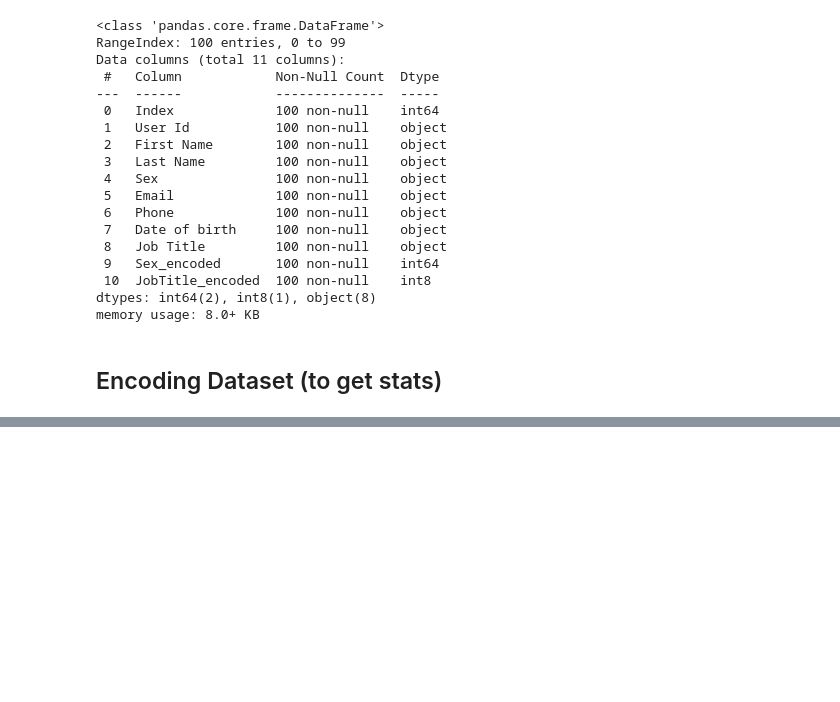
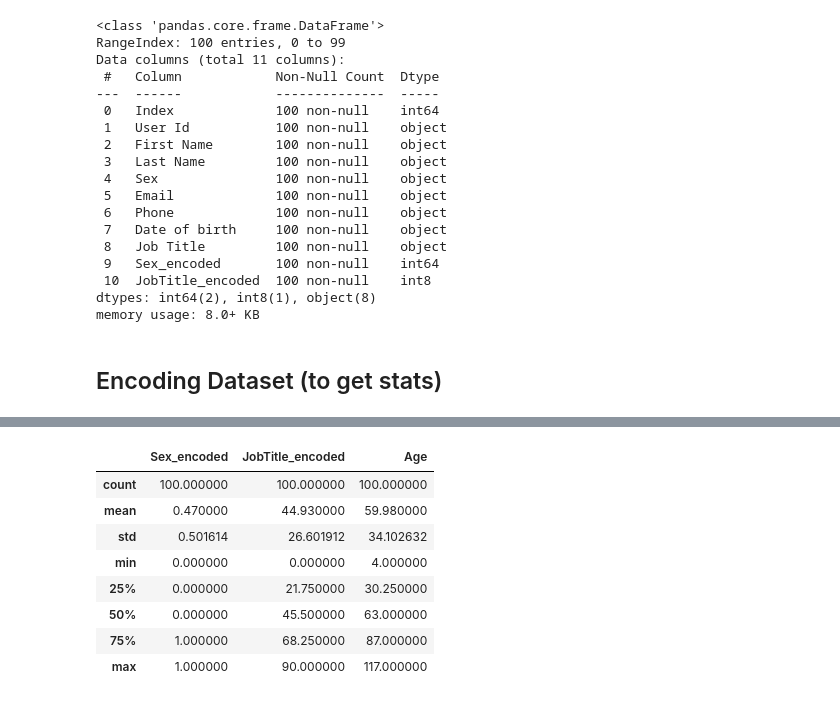
Before and after one commit to FayrouzWaleed/Syntecxhub-Pandas-CSV-reader-basic-analysis, a Jupyter notebook: Pandas_CSV_reader_&_basic_analysis.ipynb, the cells around one changed output, grey strips where cells are left out. Drawn from its saved outputs; the diff is of its cells as text; code cells hidden in the pictures; blank space fills up the shorter version.

```diff
--- a/Pandas_CSV_reader_&_basic_analysis.ipynb
+++ b/Pandas_CSV_reader_&_basic_analysis.ipynb
@@ -84,3 +86,15 @@ people.head()
 | 2 | 3 | DbeAb8CcdfeFC2c | Kristine | Travis | Male | bthompson@example.com | 277.609.7938 | 1992-07-02 | Homeopath | ... |
 | 3 | 4 | A31Bee3c201ef58 | Yesenia | Martinez | Male | kaitlinkaiser@example.com | 584.094.6111 | 2017-08-03 | Market researcher | ... |
 | 4 | 5 | 1bA7A3dc874da3c | Lori | Todd | Male | buchananmanuel@example.net | 689-207-3558x7233 | 1938-12-01 | Veterinary surgeon | ... |
+# %%
+people[["Sex_encoded", "JobTitle_encoded", "Age"]].describe()
+# %% [output]
+|  | Sex_encoded | JobTitle_encoded | Age |
+| count | 100.000000 | 100.000000 | 100.000000 |
+| mean | 0.470000 | 44.930000 | 59.980000 |
+| std | 0.501614 | 26.601912 | 34.102632 |
+| min | 0.000000 | 0.000000 | 4.000000 |
+| 25% | 0.000000 | 21.750000 | 30.250000 |
+| 50% | 0.000000 | 45.500000 | 63.000000 |
+| 75% | 1.000000 | 68.250000 | 87.000000 |
+| max | 1.000000 | 90.000000 | 117.000000 |
```
Also changed, not shown: parts of 4 cells of this notebook.
